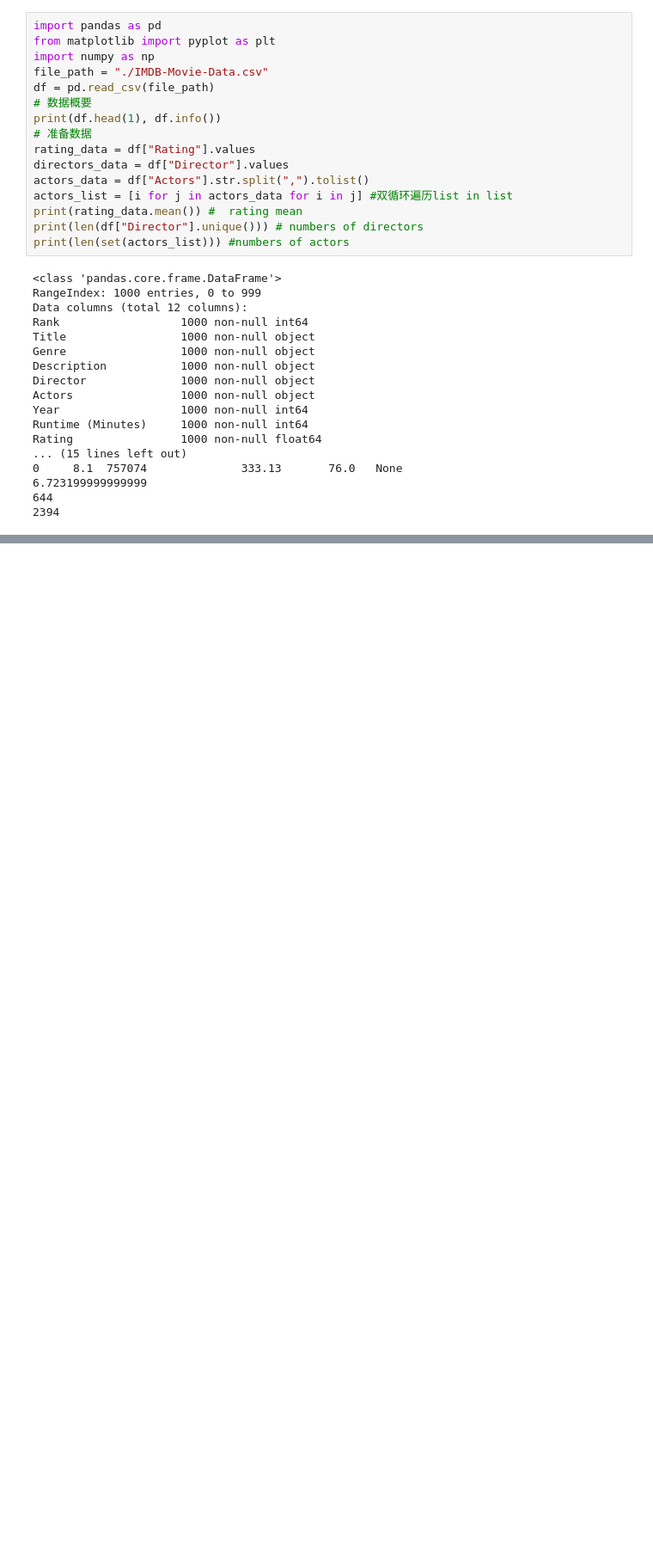
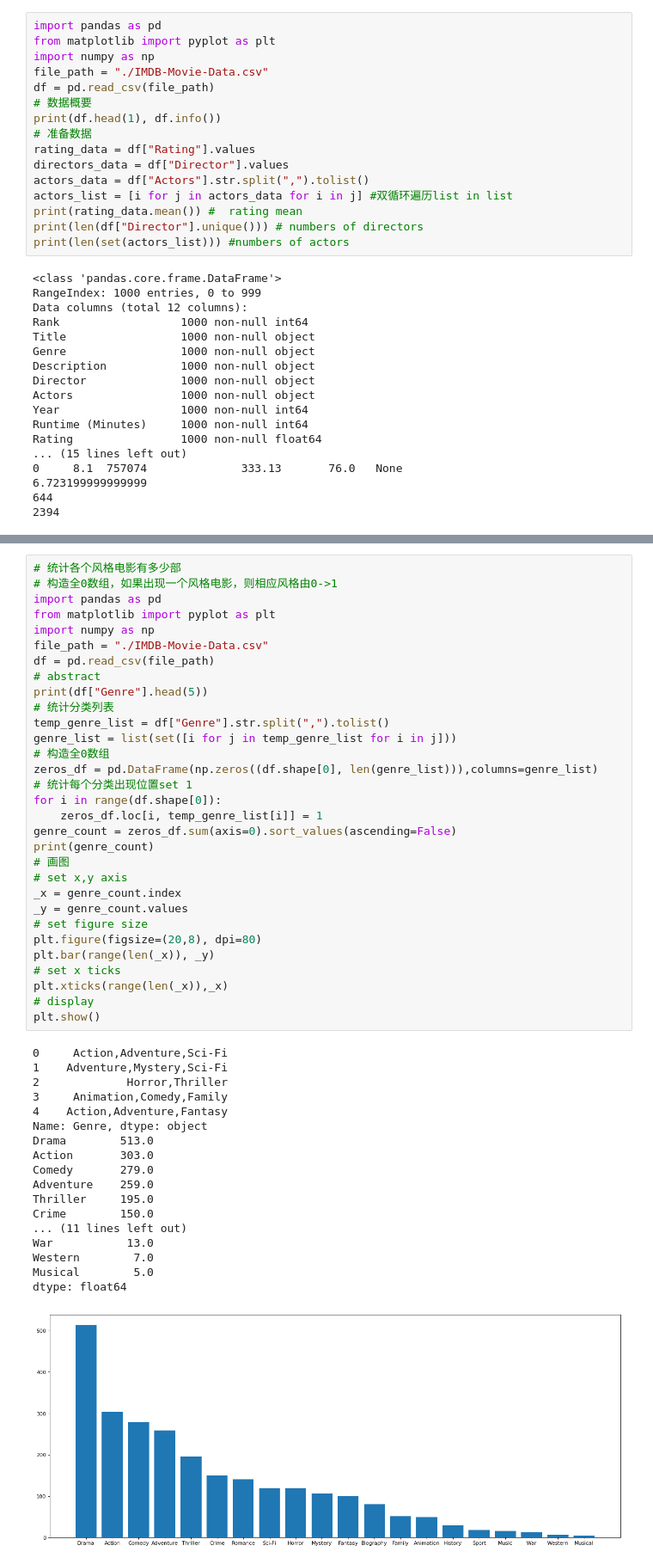
Before and after one commit to alexdyysp/Python3_MarchineLearning, a Jupyter notebook: DataAnalysis/pandas_demo.ipynb, the cells around one changed output, grey strips where cells are left out. Shown at 86% size. Saved outputs shown, nothing was run; the diff lists cells and outputs as text; blank space fills up the shorter version.

```diff
--- a/DataAnalysis/pandas_demo.ipynb
+++ b/DataAnalysis/pandas_demo.ipynb
@@ -156,0 +175,50 @@ Rating                1000 non-null float64
+# %%
+# 统计各个风格电影有多少部
+# 构造全0数组，如果出现一个风格电影，则相应风格由0->1
+import pandas as pd
+from matplotlib import pyplot as plt
+import numpy as np
+file_path = "./IMDB-Movie-Data.csv"
+df = pd.read_csv(file_path)
+# abstract
+print(df["Genre"].head(5))
+# 统计分类列表
+temp_genre_list = df["Genre"].str.split(",").tolist()
+genre_list = list(set([i for j in temp_genre_list for i in j]))
+# 构造全0数组
+zeros_df = pd.DataFrame(np.zeros((df.shape[0], len(genre_list))),columns=genre_list)
+# 统计每个分类出现位置set 1
+for i in range(df.shape[0]):
+    zeros_df.loc[i, temp_genre_list[i]] = 1
+genre_count = zeros_df.sum(axis=0).sort_values(ascending=False)
+print(genre_count)
+# 画图
+# set x,y axis
+_x = genre_count.index
+_y = genre_count.values
+# set figure size
+plt.figure(figsize=(20,8), dpi=80)
+plt.bar(range(len(_x)), _y)
+# set x ticks
+plt.xticks(range(len(_x)),_x)
+# display
+plt.show()
+# %% [output]
+0     Action,Adventure,Sci-Fi
+1    Adventure,Mystery,Sci-Fi
+2             Horror,Thriller
+3     Animation,Comedy,Family
+4    Action,Adventure,Fantasy
+Name: Genre, dtype: object
+Drama        513.0
+Action       303.0
+Comedy       279.0
+Adventure    259.0
+Thriller     195.0
+Crime        150.0
+... (11 lines left out)
+War           13.0
+Western        7.0
+Musical        5.0
+dtype: float64
+[figure, added]
```
Also changed, not shown: parts of 17 cells of this notebook.
